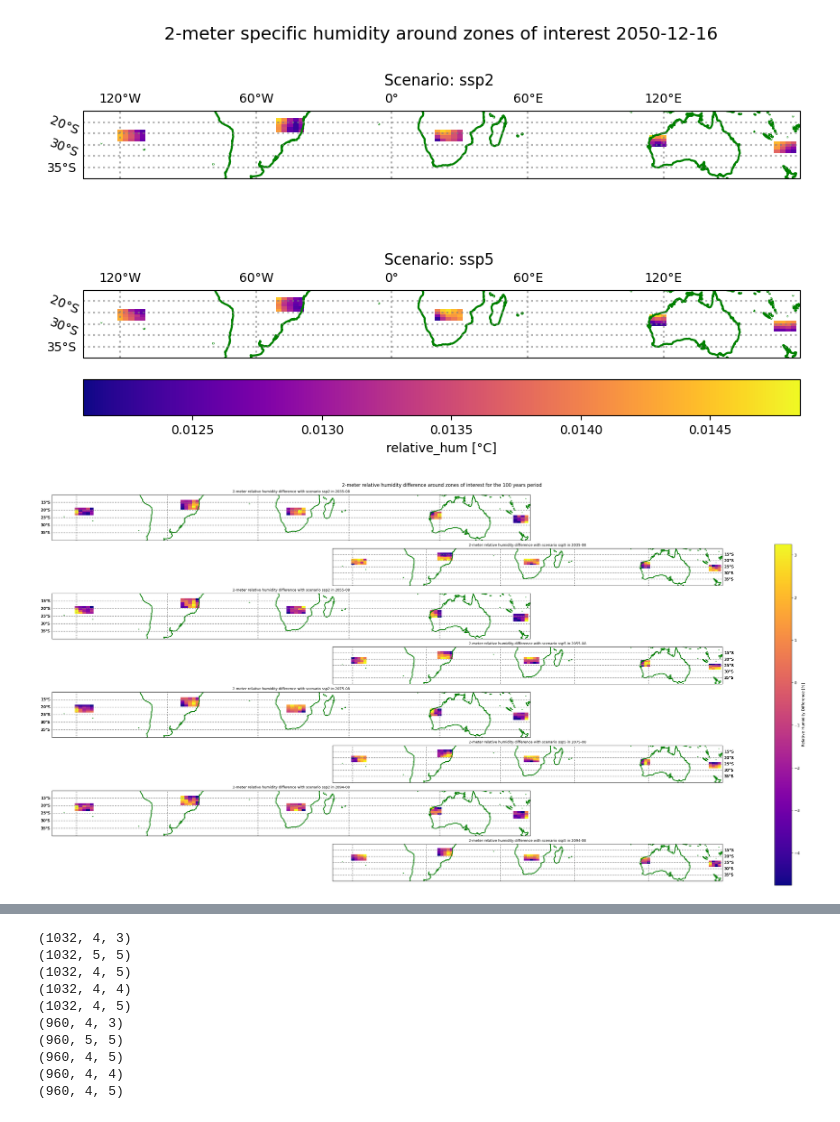
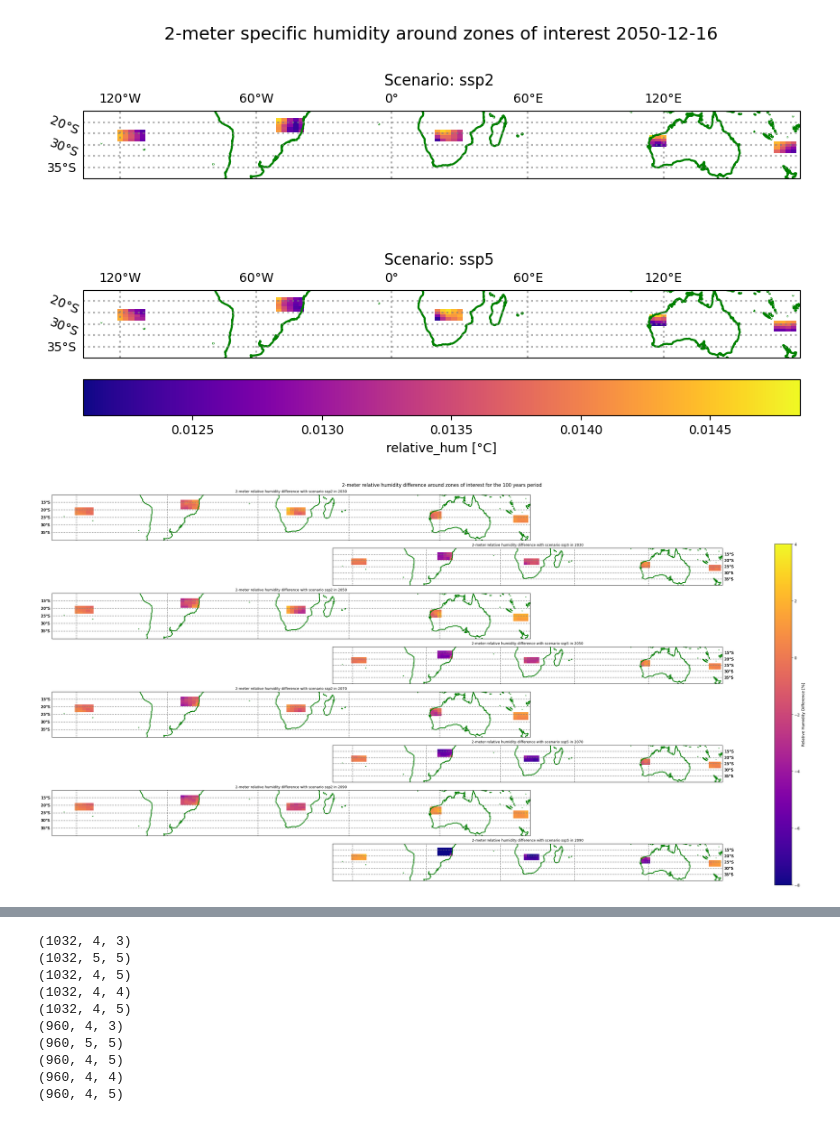
Before and after one commit to filsdufrere/Atmospheric_Processes_Humidity_Study, a Jupyter notebook: code_for_projects_02_01.ipynb, the cells around one changed output, grey strips where cells are left out. Cells and saved outputs as stored; diff of their text form; code cells hidden in the pictures.

```diff
--- a/code_for_projects_02_01.ipynb
+++ b/code_for_projects_02_01.ipynb
@@ -396,7 +390,7 @@ pass
 # %%
 from matplotlib.figure import figaspect
 
-dates = ["08-2035", "08-2055", "08-2075", "08-2094"]
+dates = ["01-2030", "01-2050", "01-2070", "01-2090"]
 fig, ax = plt.subplots(nrows= 2*len(dates), ncols=2, subplot_kw={'projection': ccrs.PlateCarree()}, figsize = (30,15), gridspec_kw={'width_ratios': [0.2,0.2]})
 
 cmap = 'plasma'
@@ -442,50 +436,53 @@ for k, dat in enumerate(dates):
                 q2m_at_current_time = q2m_array[index_time, :]
                 q2m_zones[index_time, :] = q2m_at_current_time[conditions_within_zones].reshape(num_valid_lat_zones, num_valid_lon_zones)
 
-            rh2m_zones_at_chosen_time = rh2m_zones[chosen_time_index, :, :]
-            q2m_zones_at_chosen_time = q2m_zones[chosen_time_index, :, :]
 
-            rh2m_zones_difference = rh2m_zones_at_chosen_time - rh2m_zones[chosen_time_ref_index,:,:]
+            rh2m_zones_at_chosen_time = sum(rh2m_zones[chosen_time_index + i, :, :] for i in range(-30, 30))/60
+            q2m_zones_at_chosen_time = sum(q2m_zones[chosen_time_index + i, :, :] for i in range(-30, 30))/60
+
+            rh2m_zones_at_ref_time = sum(rh2m_zones[chosen_time_ref_index + i, :, :] for i in range(60))/60
+
+            rh2m_zones_difference = rh2m_zones_at_chosen_time - rh2m_zones_at_ref_time
 
 
             # We also need to define the lat and lon array for the two regions, so that we have the coordinates for the plot
             lon_2d_zones = lon_2d[conditions_within_zones].reshape(num_valid_lat_zones, num_valid_lon_zones)
             lat_2d_zones = lat_2d[conditions_within_zones].reshape(num_valid_lat_zones, num_valid_lon_zones)
 
-            rh2m_min_in_plot = 0
-            rh2m_max_in_plot = 100
+            rh2m_min_in_plot = -8
+            rh2m_max_in_plot = 4
 
             q2m_min_in_plot = q2m_zones_at_chosen_time.min()-0.0005
             q2m_max_in_plot = q2m_zones_at_chosen_time.max()+0.0005
             #mappable = ax[j].pcolormesh(lon_2d_zones, lat_2d_zones, rh2m_zones_at_chosen_time, cmap=cmap, vmin=rh2m_min_in_plot, vmax=rh2m_max_in_plot)
-            mappable = ax[position][j].pcolormesh(lon_2d_zones, lat_2d_zones, rh2m_zones_difference, cmap=cmap)#, vmin=rh2m_min_in_plot, vmax=rh2m_max_in_plot)
+            mappable = ax[position][j].pcolormesh(lon_2d_zones, lat_2d_zones, rh2m_zones_difference, cmap=cmap, vmin=rh2m_min_in_plot, vmax=rh2m_max_in_plot)
             ax[position][j].coastlines(color='green', linewidth=1.6)
             ax[position][j].set(ylim=(-40 , -10))
             ax[position][j].set_title('2-meter specific humidity around zones of interest %s' % v100['time_array_oceanie_ssp2_100'][chosen_time_index].strftime('%Y-%m-%d'), fontsize=7)
 
             gl = ax[position][j].gridlines(draw_labels=True, dms=True, x_inline=False, y_inline=False, linestyle=':', linewidth=1.5, color='gray', alpha=0.6)
 
             gl.top_labels = False
             if j == 0:
-                ax[position][j].set_title('2-meter relative humidity difference with scenario ssp2 in %s' % v100['time_array_oceanie_ssp2_100'][chosen_time_index].strftime('%Y-%m'), fontsize=9)
+                ax[position][j].set_title('2-meter relative humidity difference with scenario ssp2 in %s' % v100['time_array_oceanie_ssp2_100'][chosen_time_index].strftime('%Y'), fontsize=9)
                 gl.bottom_labels = False
                 gl.right_labels = False
             elif j == 0 & position == 0:
                 gl.top_labels = True
             else:
-                ax[position][j].set_title('2-meter relative humidity difference with scenario ssp5 in %s' % v100['time_array_oceanie_ssp2_100'][chosen_time_index].strftime('%Y-%m'), fontsize=9)
+                ax[position][j].set_title('2-meter relative humidity difference with scenario ssp5 in %s' % v100['time_array_oceanie_ssp2_100'][chosen_time_index].strftime('%Y'), fontsize=9)
                 gl.bottom_labels = False
                 gl.left_labels = False
 
 
 #plt.figtext(0.1', ha='center', va='center')
 plt.colorbar(mappable=mappable,   label='Relative Humidity Difference [%]', pad=0.1, orientation = 'vertical', ax = ax[1:8,1])
 for i in range(2*len(dates)):
     j = i % 2 -1
     fig.delaxes(ax[i][j])
 pass
 
 plt.savefig('labiteahogge.png')
 # %% [output]
-[figure, old version]
+[figure, new version]
 # %% [markdown]
```
Also changed, not shown: parts of 18 cells of this notebook.
